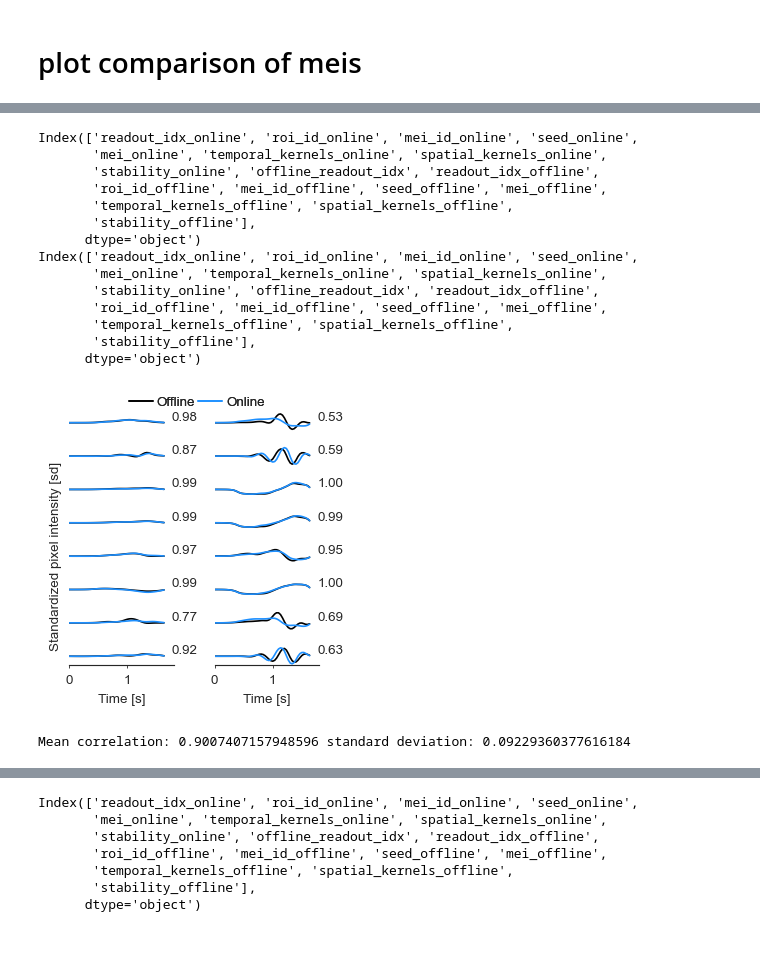
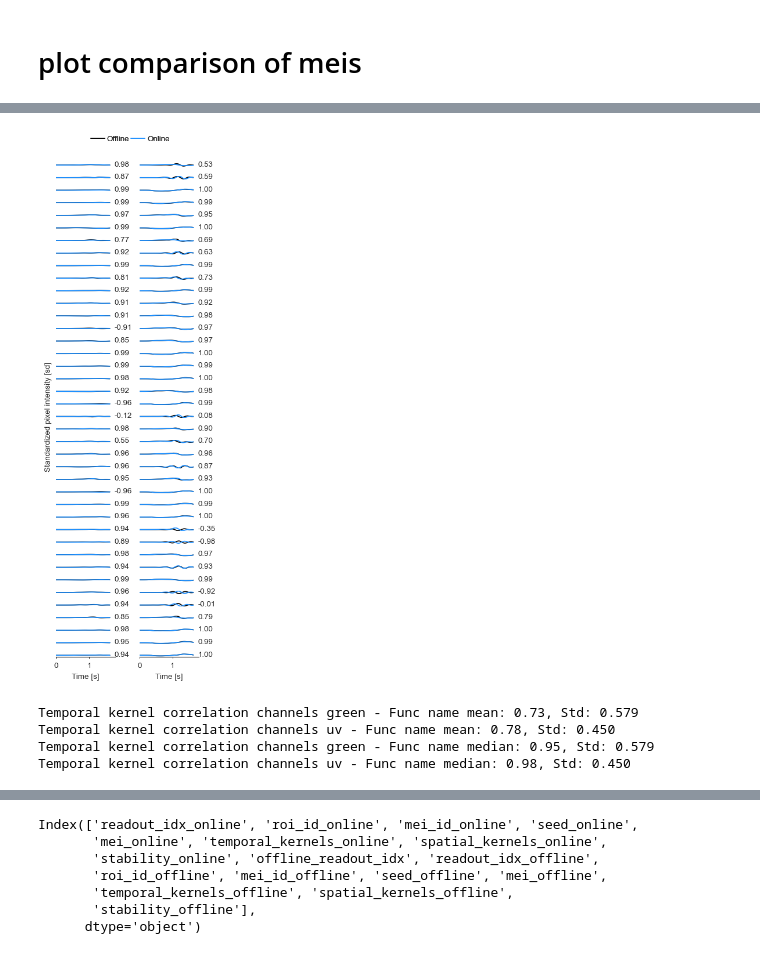
Before and after one commit to SamuelSuhai/model_in_the_loop, a Jupyter notebook: thesis/code/validate_online_meis/plot_mei_online_offline_comparison.ipynb, the cells around one changed output, grey strips where cells are left out. Cells and saved outputs as stored; diff of their text form; code cells hidden in the pictures.

```diff
--- a/thesis/code/validate_online_meis/plot_mei_online_offline_comparison.ipynb
+++ b/thesis/code/validate_online_meis/plot_mei_online_offline_comparison.ipynb
@@ -355,53 +386,63 @@ def plot_temporal_kernels_comparison(online_readout_indices,
 # %%
-plotfirstn = 8
-fig,axes = plt.subplots(plotfirstn,2,figsize=plotter.figsize_from_frac(1/3,1/3),sharey=True)
+plotfirstn = 40
+fig,axes = plt.subplots(plotfirstn,2,figsize=plotter.figsize_from_frac(1/3,1),sharey=True)
 plot_temporal_kernels_comparison(
     online_readout_indices=list(online_readout_idx2offline_readout_idx.keys())[:plotfirstn],
     online_readout_idx2offline_readout_idx=online_readout_idx2offline_readout_idx,
     online_mei_container=refined_ensemble_mei_data_container,
     offline_mei_container=full_ensemble_mei_data_container,
     axes = axes[:,1],
-    channel = "uv",
+    channels = "uv",
 )
 
 # remove y_label
 axes[plotfirstn//2,1].set_ylabel("")
 
 plot_temporal_kernels_comparison(
     online_readout_indices=list(online_readout_idx2offline_readout_idx.keys())[:plotfirstn],
     online_readout_idx2offline_readout_idx=online_readout_idx2offline_readout_idx,
     online_mei_container=refined_ensemble_mei_data_container,
     offline_mei_container=full_ensemble_mei_data_container,
     axes = axes[:,0],
-    channel = "green",
+    channels = "green",
 )
 
-#remove second
+
 
 plotter.tight_layout()
 
 save_path = os.path.join(FIG_DIR,"temporal_kernels_offline_vs_online_20200226_uv_green.svg")
-fig.savefig(save_path,format="svg",bbox_inches='tight')
+# fig.savefig(save_path,format="svg",bbox_inches='tight')
 # %% [output]
-Index(['readout_idx_online', 'roi_id_online', 'mei_id_online', 'seed_online',
-       'mei_online', 'temporal_kernels_online', 'spatial_kernels_online',
-       'stability_online', 'offline_readout_idx', 'readout_idx_offline',
-       'roi_id_offline', 'mei_id_offline', 'seed_offline', 'mei_offline',
-       'temporal_kernels_offline', 'spatial_kernels_offline',
-       'stability_offline'],
-      dtype='object')
-Index(['readout_idx_online', 'roi_id_online', 'mei_id_online', 'seed_online',
-       'mei_online', 'temporal_kernels_online', 'spatial_kernels_online',
-       'stability_online', 'offline_readout_idx', 'readout_idx_offline',
-       'roi_id_offline', 'mei_id_offline', 'seed_offline', 'mei_offline',
-       'temporal_kernels_offline', 'spatial_kernels_offline',
-       'stability_offline'],
-      dtype='object')
-[figure, old version]
+[figure, new version]
 # %%
-# print correlations  TODO
+
+# print correlst mean - NOTE: there are some kernels that correlate strongly negatively
+print_kernel_correlation(
+    online_readout_indices=list(online_readout_idx2offline_readout_idx.keys()),
+    online_readout_idx2offline_readout_idx=online_readout_idx2offline_readout_idx,
+    online_mei_container=refined_ensemble_mei_data_container,
+    offline_mei_container=full_ensemble_mei_data_container,
+    channels = ["green","uv"],
+    np_func= np.mean
+
+)
+
+# median is robust against this
+print_kernel_correlation(
+    online_readout_indices=list(online_readout_idx2offline_readout_idx.keys()),
+    online_readout_idx2offline_readout_idx=online_readout_idx2offline_readout_idx,
+    online_mei_container=refined_ensemble_mei_data_container,
+    offline_mei_container=full_ensemble_mei_data_container,
+    channels = ["green","uv"],
+    np_func= np.median
+
+)
 # %% [output]
-Mean correlation: 0.9007407157948596 standard deviation: 0.09229360377616184
+Temporal kernel correlation channels green - Func name mean: 0.73, Std: 0.579
+Temporal kernel correlation channels uv - Func name mean: 0.78, Std: 0.450
+Temporal kernel correlation channels green - Func name median: 0.95, Std: 0.579
+Temporal kernel correlation channels uv - Func name median: 0.98, Std: 0.450
 # %%
 def plot_spatial_kernel_comparison(online_readout_indices,
                         online_readout_idx2offline_readout_idx,
```
Also changed, not shown: parts of 7 cells of this notebook, 6 other files.
